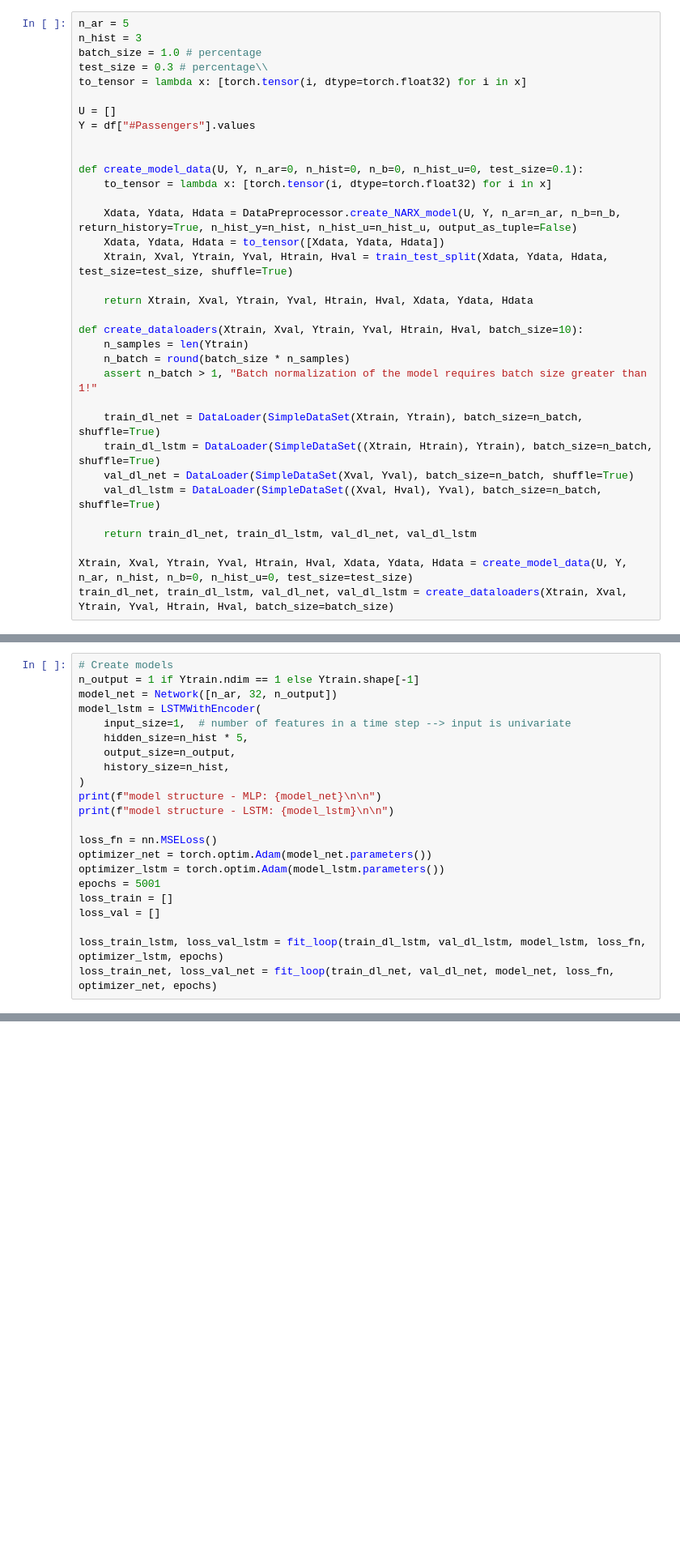
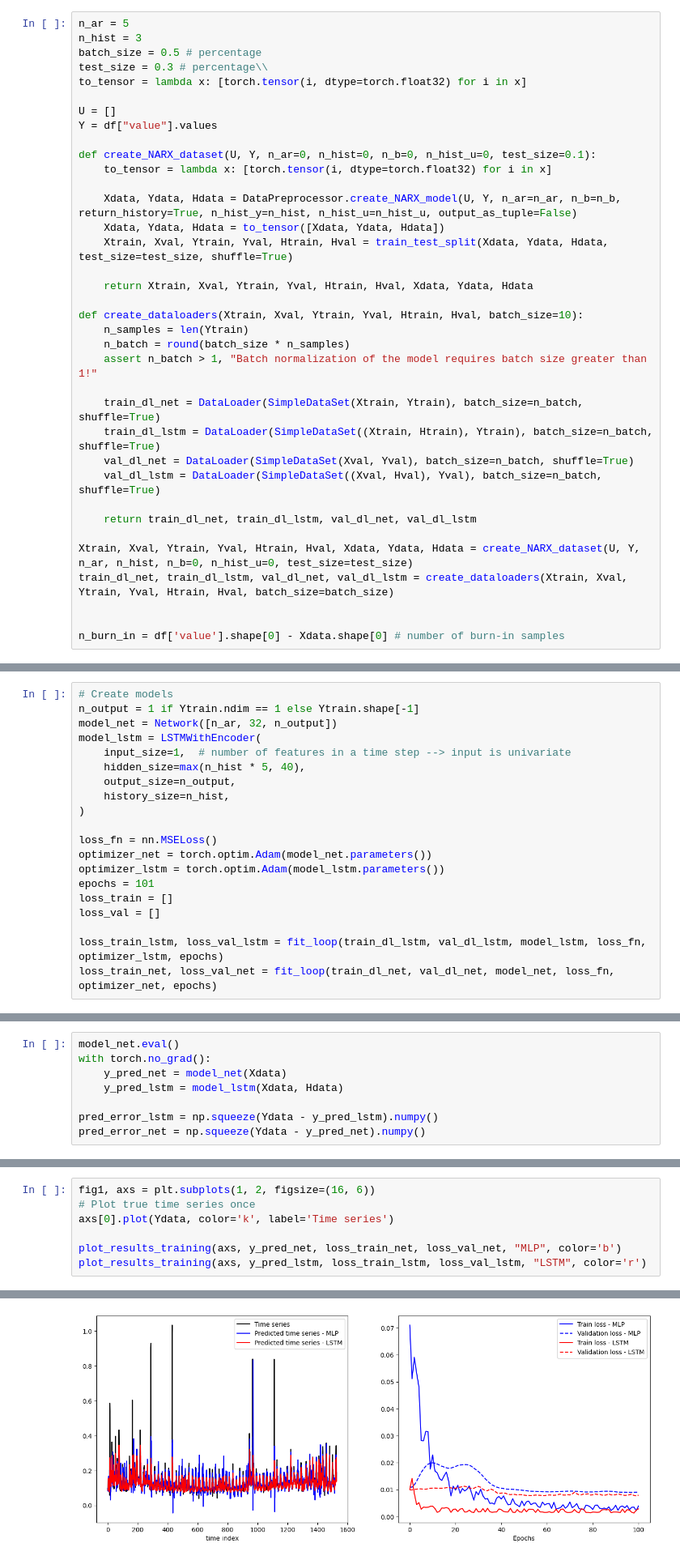
Before and after one commit to AlpSari/time_series_applications, a Jupyter notebook: anomaly_detection.ipynb, the cells around one changed output, grey strips where cells are left out. Shown at 81% size. Saved outputs shown, nothing was run; the diff lists cells and outputs as text; blank space fills up the shorter version.

Commit message:
MLP and LSTM predictors working

```diff
--- a/anomaly_detection.ipynb
+++ b/anomaly_detection.ipynb
@@ -33,15 +73,14 @@ df.plot(x="Month", y='#Passengers')
 # %%
 n_ar = 5
 n_hist = 3
-batch_size = 1.0 # percentage
+batch_size = 0.5 # percentage
 test_size = 0.3 # percentage\\
 to_tensor = lambda x: [torch.tensor(i, dtype=torch.float32) for i in x]
 
 U = []
-Y = df["#Passengers"].values
+Y = df["value"].values
 
-
-def create_model_data(U, Y, n_ar=0, n_hist=0, n_b=0, n_hist_u=0, test_size=0.1):
+def create_NARX_dataset(U, Y, n_ar=0, n_hist=0, n_b=0, n_hist_u=0, test_size=0.1):
     to_tensor = lambda x: [torch.tensor(i, dtype=torch.float32) for i in x]
 
     Xdata, Ydata, Hdata = DataPreprocessor.create_NARX_model(U, Y, n_ar=n_ar, n_b=n_b, return_history=True, n_hist_y=n_hist, n_hist_u=n_hist_u, output_as_tuple=False)
@@ -62,8 +101,11 @@ def create_dataloaders(Xtrain, Xval, Ytrain, Yval, Htrain, Hval, batch_size=10):
 
     return train_dl_net, train_dl_lstm, val_dl_net, val_dl_lstm
 
-Xtrain, Xval, Ytrain, Yval, Htrain, Hval, Xdata, Ydata, Hdata = create_model_data(U, Y, n_ar, n_hist, n_b=0, n_hist_u=0, test_size=test_size)
+Xtrain, Xval, Ytrain, Yval, Htrain, Hval, Xdata, Ydata, Hdata = create_NARX_dataset(U, Y, n_ar, n_hist, n_b=0, n_hist_u=0, test_size=test_size)
 train_dl_net, train_dl_lstm, val_dl_net, val_dl_lstm = create_dataloaders(Xtrain, Xval, Ytrain, Yval, Htrain, Hval, batch_size=batch_size)
+
+
+n_burn_in = df['value'].shape[0] - Xdata.shape[0] # number of burn-in samples
 # %%
 def train_loop(dataloader, model, loss_fn, optimizer):
     size = len(dataloader.dataset)
@@ -131,17 +169,15 @@ n_output = 1 if Ytrain.ndim == 1 else Ytrain.shape[-1]
 model_net = Network([n_ar, 32, n_output])
 model_lstm = LSTMWithEncoder(
     input_size=1,  # number of features in a time step --> input is univariate
-    hidden_size=n_hist * 5,
+    hidden_size=max(n_hist * 5, 40),
     output_size=n_output,
     history_size=n_hist,
 )
-print(f"model structure - MLP: {model_net}\n\n")
-print(f"model structure - LSTM: {model_lstm}\n\n")
 
 loss_fn = nn.MSELoss()
 optimizer_net = torch.optim.Adam(model_net.parameters())
 optimizer_lstm = torch.optim.Adam(model_lstm.parameters())
-epochs = 5001
+epochs = 101
 loss_train = []
 loss_val = []
 
@@ -168 +204,9 @@ Epoch 5001, Train loss = 312.9769287109375, Test loss = 735.5895385742188
+# %%
+model_net.eval()
+with torch.no_grad():
+    y_pred_net = model_net(Xdata)
+    y_pred_lstm = model_lstm(Xdata, Hdata)
+
+pred_error_lstm = np.squeeze(Ydata - y_pred_lstm).numpy()
+pred_error_net = np.squeeze(Ydata - y_pred_net).numpy()
 # %%
@@ -197,0 +255,8 @@ array([<Axes: xlabel='time index'>, <Axes: xlabel='Epochs'>], dtype=object)
+# %%
+fig1, axs = plt.subplots(1, 2, figsize=(16, 6))
+# Plot true time series once
+axs[0].plot(Ydata, color='k', label='Time series')
+
+plot_results_training(axs, y_pred_net, loss_train_net, loss_val_net, "MLP", color='b')
+plot_results_training(axs, y_pred_lstm, loss_train_lstm, loss_val_lstm, "LSTM", color='r')
+# %% [output]
@@ -197,0 +264 @@ array([<Axes: xlabel='time index'>, <Axes: xlabel='Epochs'>], dtype=object)
+[figure, added]
```
Also changed, not shown: parts of 13 cells of this notebook, 2 other files.
